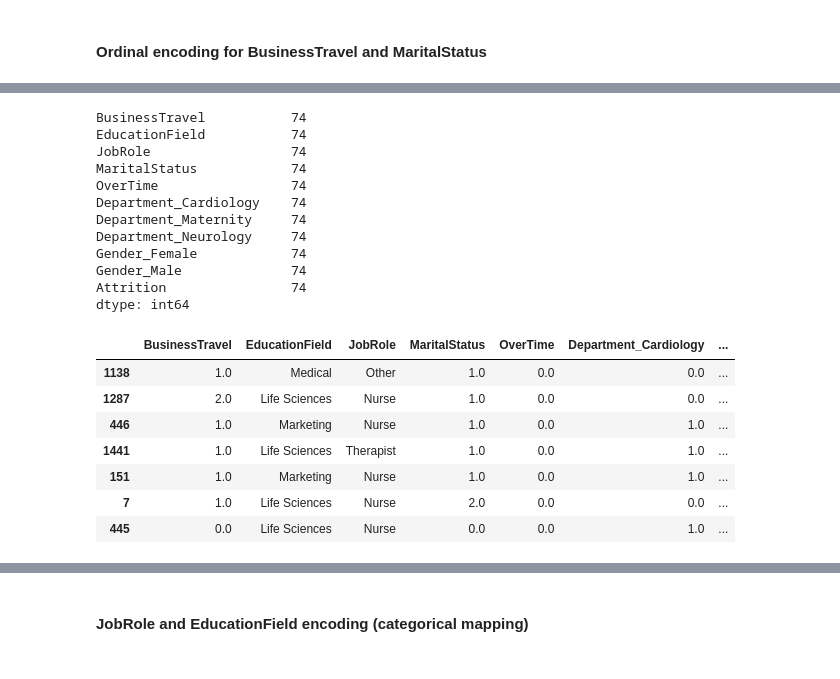
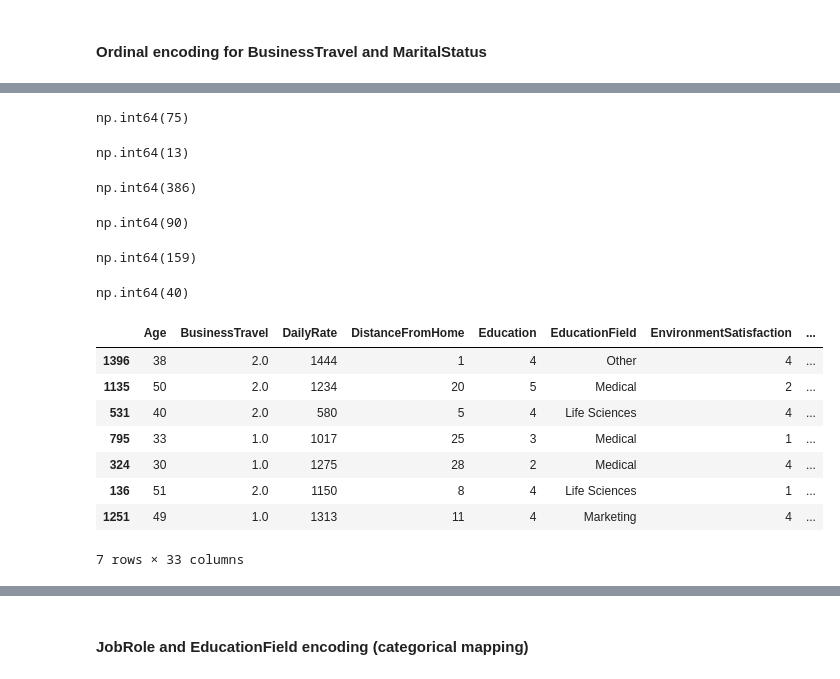
Before and after one commit to Kovindu555/Employee-Attrition-Multiclass-Prediction, a Jupyter notebook: model_training.ipynb, the cells around one changed output, grey strips where cells are left out. Cells and saved outputs as stored; diff of their text form; code cells hidden in the pictures.

```diff
--- a/model_training.ipynb
+++ b/model_training.ipynb
@@ -149,0 +212,7 @@ df.sample(7)
+# %%
+X_train = pd.concat([X_train, enc_gender], axis=1).drop(columns=['Gender'])
+X_test = pd.concat([X_test, trans_gender], axis=1).drop(columns=['Gender'])
+print(f'Test Set: {X_test.shape}')
+display(X_test.sample(5))
+print(f'Train Set: {X_train.shape}')
+display(X_train.sample(5))
@@ -152,5 +253,5 @@ df.sample(7)
 # %%
 # yes = 1 | no = 0
-df['Attrition'] = y_train.map({'Yes': 1.0, 'No': 0.0})  # adding y_train set's 'Attrition' column to df
-df['OverTime'] = df['OverTime'].map({'Yes': 1.0, 'No': 0.0})
+X_train['OverTime'] = X_train['OverTime'].map({'Yes': 1, 'No': 0})
+X_test['OverTime'] = X_test['OverTime'].map({'Yes': 1, 'No': 0})
 # %%
@@ -175,7 +287,9 @@ from sklearn.preprocessing import OrdinalEncoder
 oe_travel = OrdinalEncoder(categories=[travel_frequency])
 oe_marital_status = OrdinalEncoder(categories= [marital_status])
 # %%
-df['BusinessTravel'] = oe_travel.fit_transform(df[['BusinessTravel']])
+X_train['BusinessTravel'] = oe_travel.fit_transform(X_train[['BusinessTravel']])
+X_test['BusinessTravel'] = oe_travel.transform(X_test[['BusinessTravel']])
 # %%
-df['MaritalStatus'] = oe_marital_status.fit_transform(df[['MaritalStatus']])
+X_train['MaritalStatus'] = oe_marital_status.fit_transform(X_train[['MaritalStatus']])
+X_test['MaritalStatus'] = oe_marital_status.transform(X_test[['MaritalStatus']])
 # %%
@@ -230,26 +344,30 @@ dtype: int64
-# %%
-df[df['EducationField'] == 'Other'].count()
-# %% [output]
-BusinessTravel           74
-EducationField           74
-JobRole                  74
-MaritalStatus            74
-OverTime                 74
-Department_Cardiology    74
-Department_Maternity     74
-Department_Neurology     74
-Gender_Female            74
-Gender_Male              74
-Attrition                74
-dtype: int64
+# %%
+display((X_train['EducationField'] == 'Other').sum())
+display((X_test['EducationField'] == 'Other').sum())
+# %% [output]
+np.int64(75)
+np.int64(13)
+# %%
+display((X_train['OverTime'] == 1).sum())
+display((X_test['OverTime'] == 1).sum())
+# %% [output]
+np.int64(386)
+np.int64(90)
+# %%
+display((y_train == 1).sum())
+display((y_test == 1).sum())
+# %% [output]
+np.int64(159)
+np.int64(40)
 # %%
-df.sample(7)
+X_train.sample(7)
 # %% [output]
-|  | BusinessTravel | EducationField | JobRole | MaritalStatus | OverTime | Department_Cardiology | ... |
-| 1138 | 1.0 | Medical | Other | 1.0 | 0.0 | 0.0 | ... |
-| 1287 | 2.0 | Life Sciences | Nurse | 1.0 | 0.0 | 0.0 | ... |
-| 446 | 1.0 | Marketing | Nurse | 1.0 | 0.0 | 1.0 | ... |
-| 1441 | 1.0 | Life Sciences | Therapist | 1.0 | 0.0 | 1.0 | ... |
-| 151 | 1.0 | Marketing | Nurse | 1.0 | 0.0 | 1.0 | ... |
-| 7 | 1.0 | Life Sciences | Nurse | 2.0 | 0.0 | 0.0 | ... |
-| 445 | 0.0 | Life Sciences | Nurse | 0.0 | 0.0 | 1.0 | ... |
+|  | Age | BusinessTravel | DailyRate | DistanceFromHome | Education | EducationField | EnvironmentSatisfaction | ... |
+| 1396 | 38 | 2.0 | 1444 | 1 | 4 | Other | 4 | ... |
+| 1135 | 50 | 2.0 | 1234 | 20 | 5 | Medical | 2 | ... |
+| 531 | 40 | 2.0 | 580 | 5 | 4 | Life Sciences | 4 | ... |
+| 795 | 33 | 1.0 | 1017 | 25 | 3 | Medical | 1 | ... |
+| 324 | 30 | 1.0 | 1275 | 28 | 2 | Medical | 4 | ... |
+| 136 | 51 | 2.0 | 1150 | 8 | 4 | Life Sciences | 1 | ... |
+| 1251 | 49 | 1.0 | 1313 | 11 | 4 | Marketing | 4 | ... |
+7 rows × 33 columns
```
Also changed, not shown: parts of 66 cells of this notebook.
